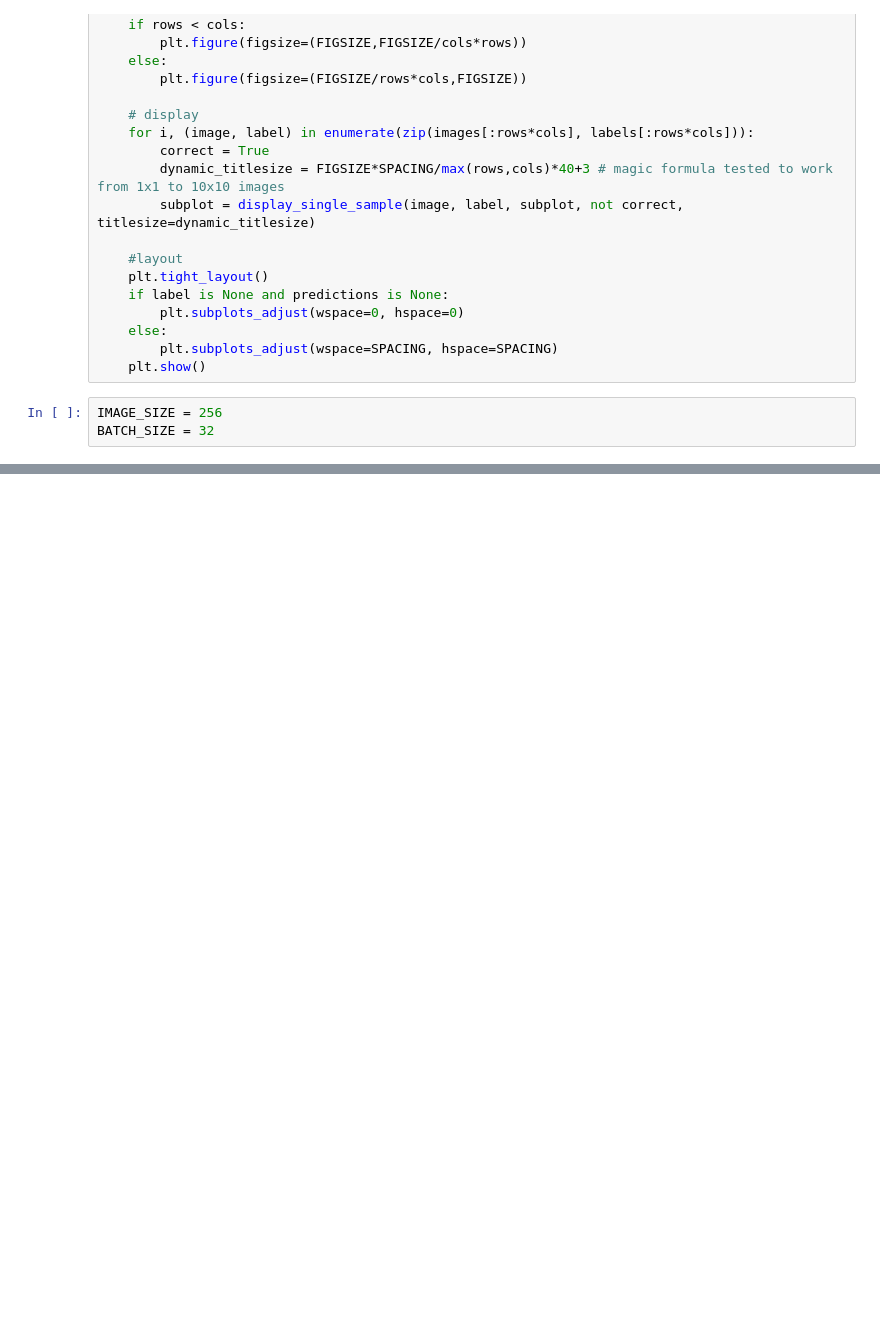
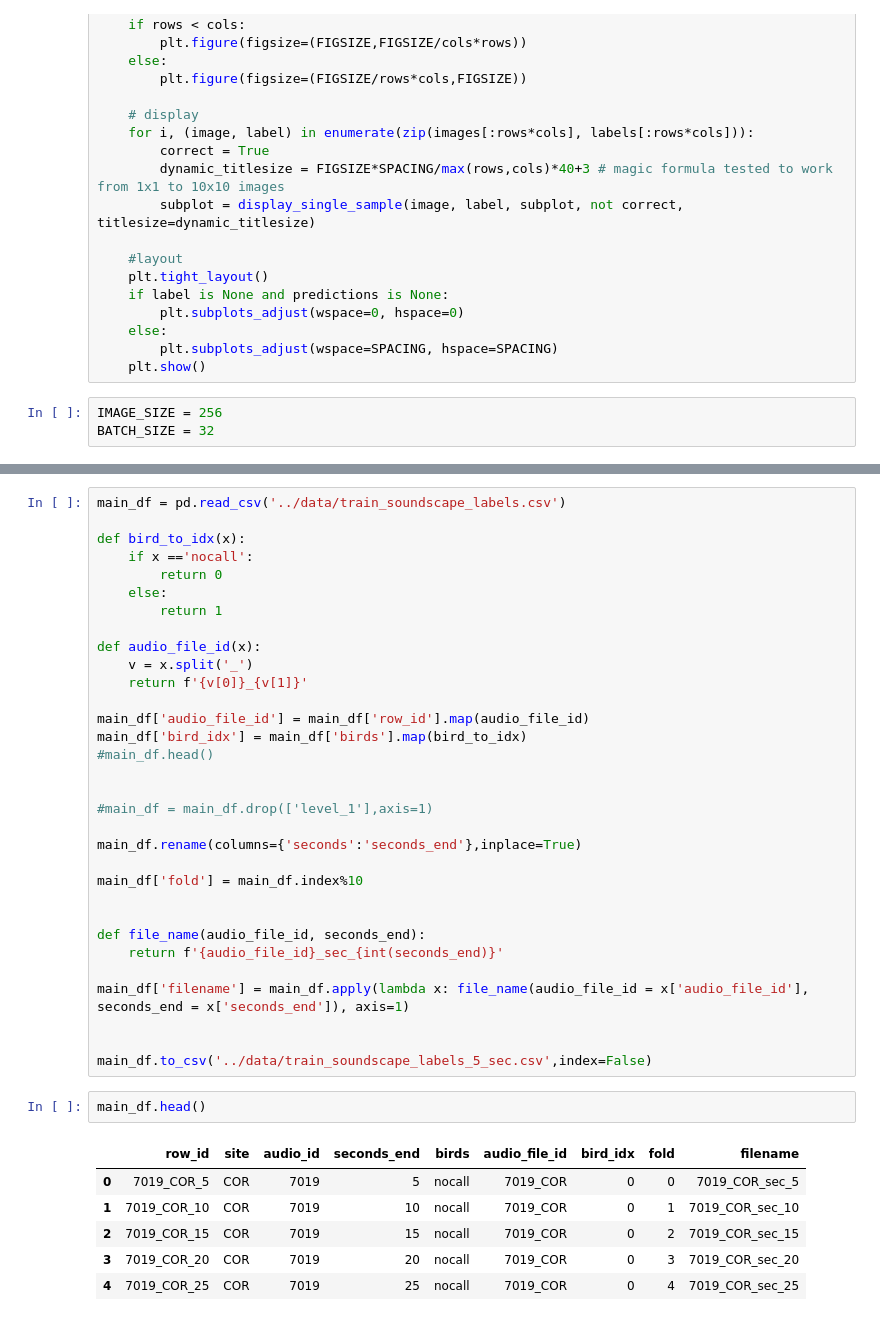
Before and after one commit to yuvaramsingh94/birdclif_2022, a Jupyter notebook: notebook/train_soundscapes.ipynb, the cells around one changed output, grey strips where cells are left out. Cells and saved outputs as stored; diff of their text form; blank space fills up the shorter version.

```diff
--- a/notebook/train_soundscapes.ipynb
+++ b/notebook/train_soundscapes.ipynb
@@ -412,0 +485,41 @@ display_batch_of_images(next(train_batch))
+# %%
+main_df = pd.read_csv('../data/train_soundscape_labels.csv')
+
+def bird_to_idx(x):
+    if x =='nocall':
+        return 0
+    else:
+        return 1
+
+def audio_file_id(x):
+    v = x.split('_')
+    return f'{v[0]}_{v[1]}'
+
+main_df['audio_file_id'] = main_df['row_id'].map(audio_file_id)
+main_df['bird_idx'] = main_df['birds'].map(bird_to_idx)
+#main_df.head()
+
+
+#main_df = main_df.drop(['level_1'],axis=1)
+
+main_df.rename(columns={'seconds':'seconds_end'},inplace=True)
+
+main_df['fold'] = main_df.index%10
+
+
+def file_name(audio_file_id, seconds_end):
+    return f'{audio_file_id}_sec_{int(seconds_end)}'
+
+main_df['filename'] = main_df.apply(lambda x: file_name(audio_file_id = x['audio_file_id'], seconds_end = x['seconds_end']), axis=1)
+
+
+main_df.to_csv('../data/train_soundscape_labels_5_sec.csv',index=False)
+# %%
+main_df.head()
+# %% [output]
+|  | row_id | site | audio_id | seconds_end | birds | audio_file_id | bird_idx | fold | filename |
+| 0 | 7019_COR_5 | COR | 7019 | 5 | nocall | 7019_COR | 0 | 0 | 7019_COR_sec_5 |
+| 1 | 7019_COR_10 | COR | 7019 | 10 | nocall | 7019_COR | 0 | 1 | 7019_COR_sec_10 |
+| 2 | 7019_COR_15 | COR | 7019 | 15 | nocall | 7019_COR | 0 | 2 | 7019_COR_sec_15 |
+| 3 | 7019_COR_20 | COR | 7019 | 20 | nocall | 7019_COR | 0 | 3 | 7019_COR_sec_20 |
+| 4 | 7019_COR_25 | COR | 7019 | 25 | nocall | 7019_COR | 0 | 4 | 7019_COR_sec_25 |
```
Also changed, not shown: parts of 9 cells of this notebook, 6 other files.
